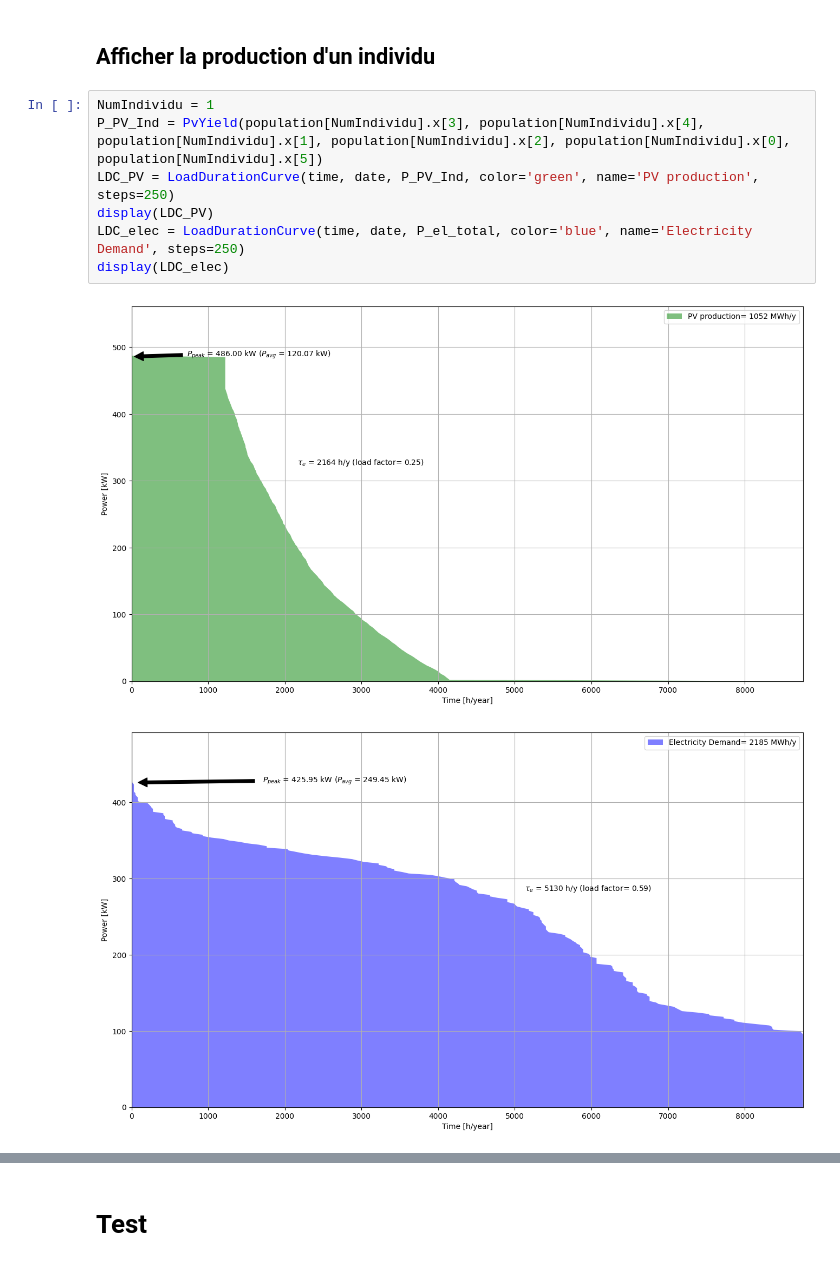
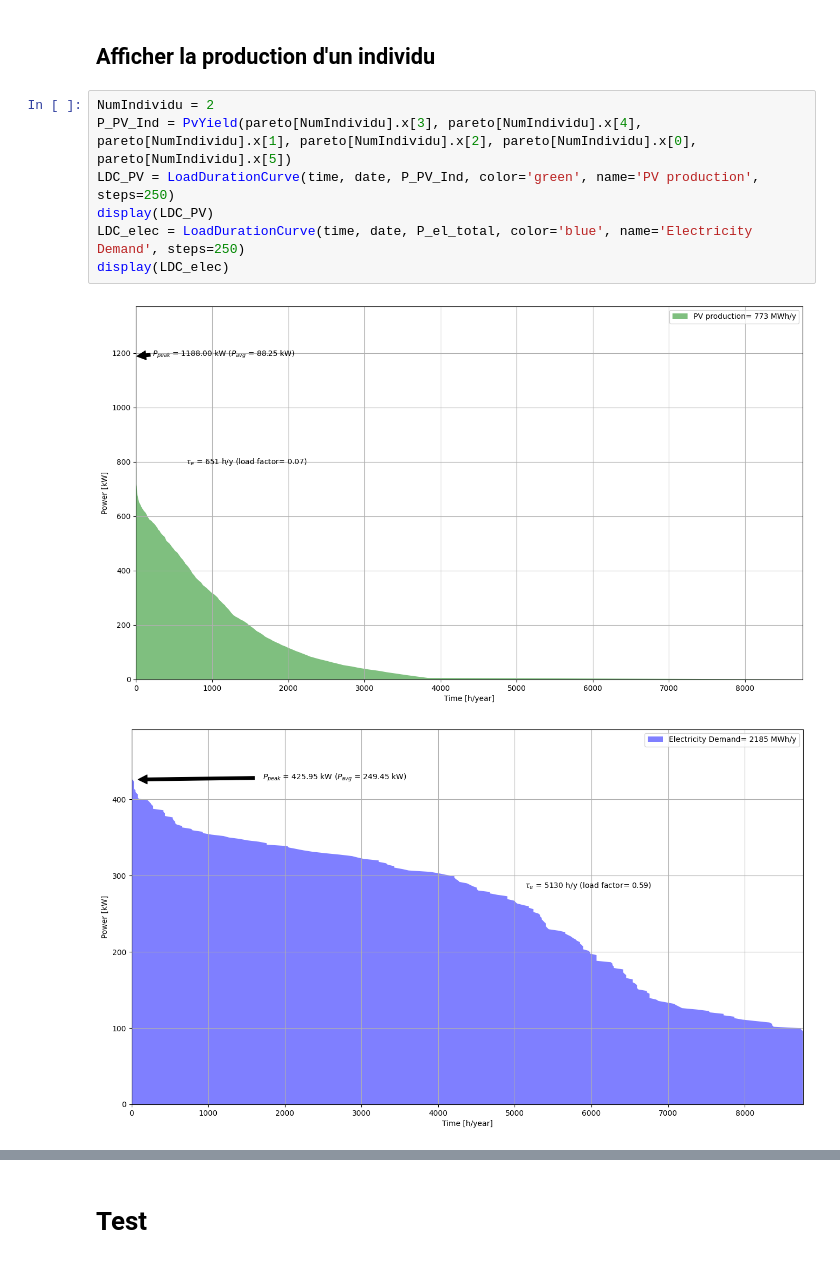
Before and after one commit to Louis9551/Solaire, a Jupyter notebook: Multi_Objectifs_Contraint_Solaire.ipynb, the cells around one changed output, grey strips where cells are left out. Drawn from its saved outputs; the diff is of its cells as text.

```diff
--- a/Multi_Objectifs_Contraint_Solaire.ipynb
+++ b/Multi_Objectifs_Contraint_Solaire.ipynb
@@ -582,12 +589,12 @@ generation : 20
 # %% [markdown]
 ## Afficher la production d'un individu
 # %%
-NumIndividu = 1
-P_PV_Ind = PvYield(population[NumIndividu].x[3], population[NumIndividu].x[4], population[NumIndividu].x[1], population[NumIndividu].x[2], population[NumIndividu].x[0], population[NumIndividu].x[5])
+NumIndividu = 2
+P_PV_Ind = PvYield(pareto[NumIndividu].x[3], pareto[NumIndividu].x[4], pareto[NumIndividu].x[1], pareto[NumIndividu].x[2], pareto[NumIndividu].x[0], pareto[NumIndividu].x[5])
 LDC_PV = LoadDurationCurve(time, date, P_PV_Ind, color='green', name='PV production', steps=250)
 display(LDC_PV)
 LDC_elec = LoadDurationCurve(time, date, P_el_total, color='blue', name='Electricity Demand', steps=250)
 display(LDC_elec)
 # %% [output]
-[figure, old version]
+[figure, new version]
 [figure]
```
Also changed, not shown: parts of 6 cells of this notebook.
